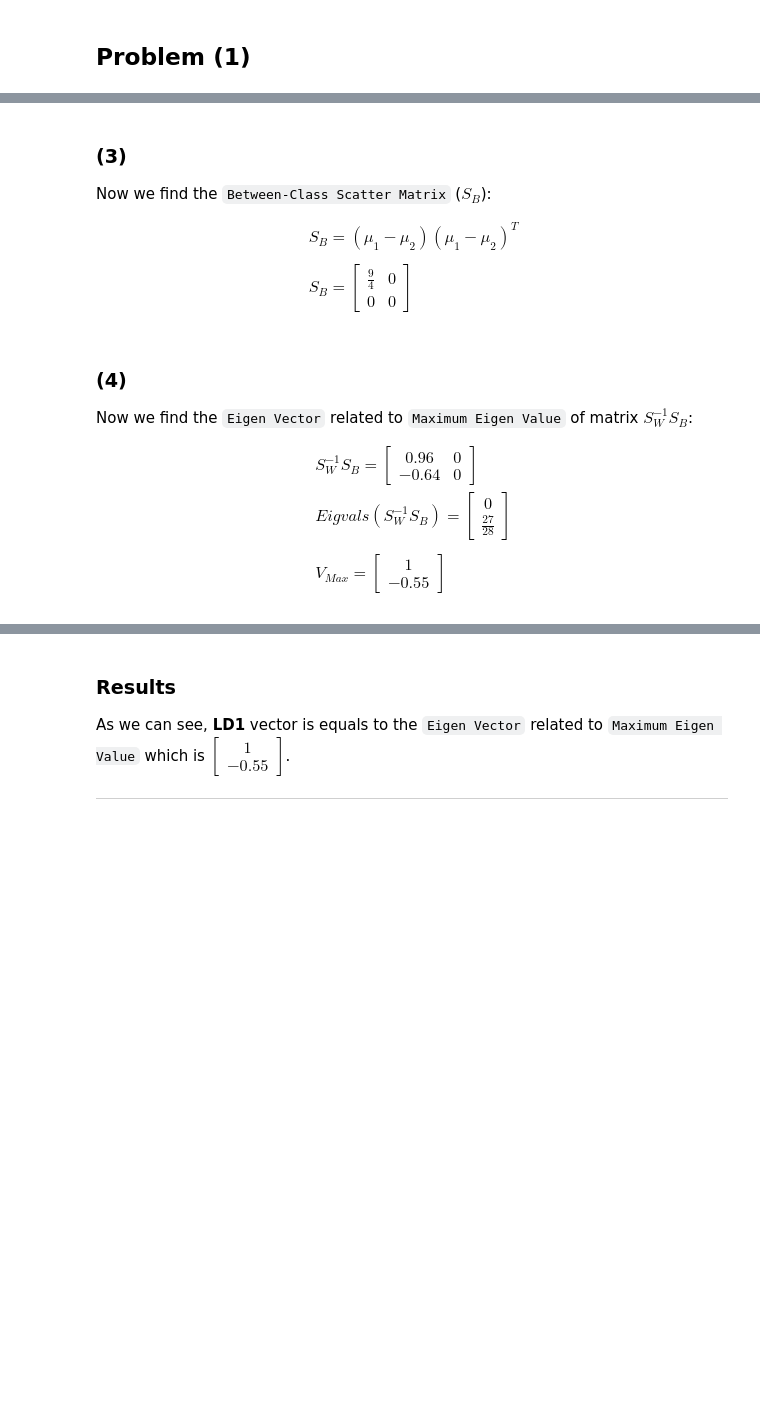
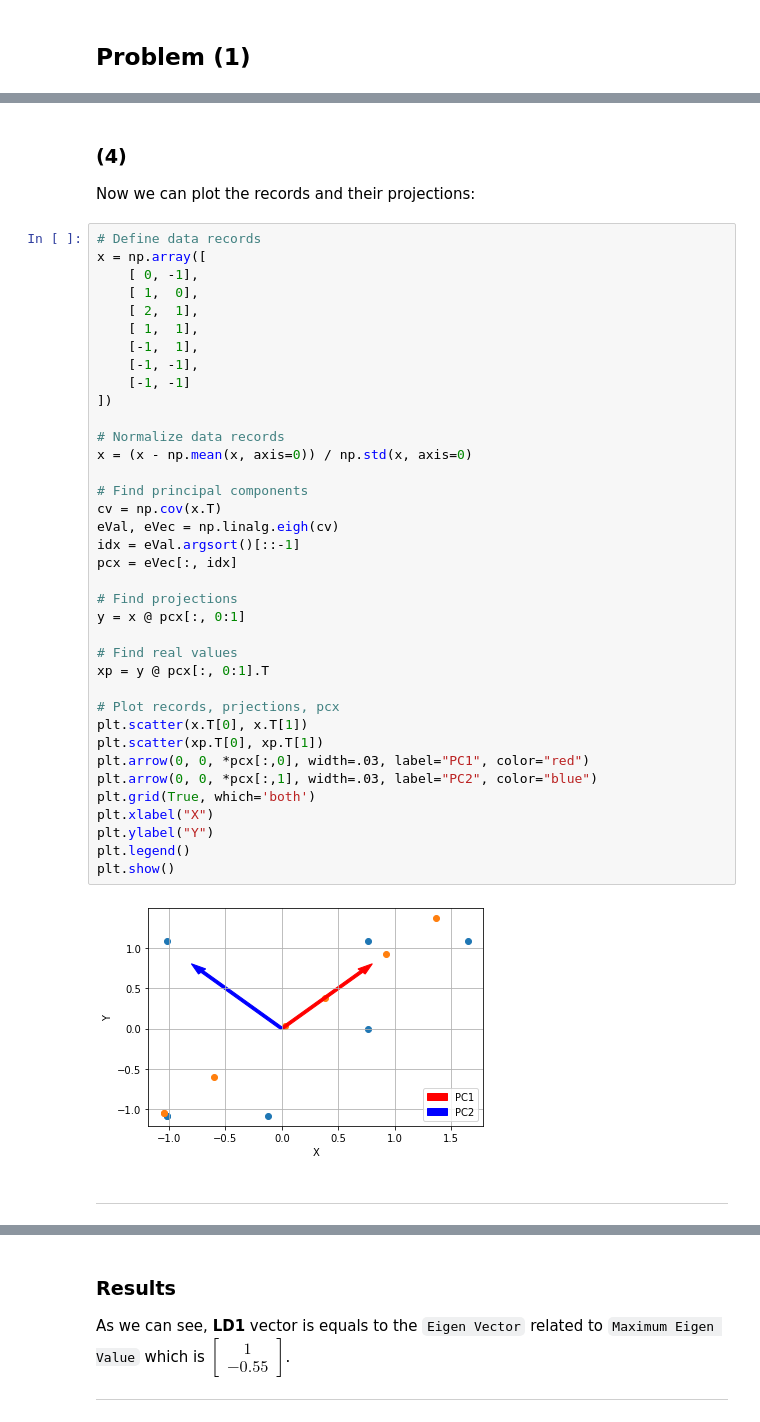
Before and after one commit to ckoliber/mlexercises, a Jupyter notebook: src/exercise4.ipynb, the cells around one changed output, grey strips where cells are left out. Drawn from its saved outputs; the diff is of its cells as text; blank space fills up the shorter version.

```diff
--- a/src/exercise4.ipynb
+++ b/src/exercise4.ipynb
@@ -157,34 +225,45 @@ $$
-# %% [markdown]
-### (3)
-
-Now we find the `Between-Class Scatter Matrix` ($S_B$):
-
-$$
-\begin{aligned}
-    & S_B = (\mu_1 - \mu_2)(\mu_1 - \mu_2)^T
-    \\
-    \\
-    & S_B = \begin{bmatrix}
-        \frac{9}{4} & 0 \\
-        0 & 0
-    \end{bmatrix}
-\end{aligned}
-$$
-# %% [markdown]
-### (4)
-
-Now we find the `Eigen Vector` related to `Maximum Eigen Value` of matrix $S_W^{-1} S_B$:
-
-$$
-\begin{aligned}
-    & S_W^{-1} S_B = \begin{bmatrix}
-        0.96 & 0 \\
-        -0.64 & 0
-    \end{bmatrix}
-    \\
-    & Eigvals(S_W^{-1} S_B) = \begin{bmatrix}0 \\ \frac{27}{28}\end{bmatrix}
-    \\
-    \\
-    & V_{Max} = \begin{bmatrix}1 \\ -0.55\end{bmatrix}
-\end{aligned}
-$$
+# %% [markdown]
+### (4)
+
+Now we can plot the records and their projections:
+# %%
+# Define data records
+x = np.array([
+    [ 0, -1],
+    [ 1,  0],
+    [ 2,  1],
+    [ 1,  1],
+    [-1,  1],
+    [-1, -1],
+    [-1, -1]
+])
+
+# Normalize data records
+x = (x - np.mean(x, axis=0)) / np.std(x, axis=0)
+
+# Find principal components
+cv = np.cov(x.T)
+eVal, eVec = np.linalg.eigh(cv)
+idx = eVal.argsort()[::-1]
+pcx = eVec[:, idx]
+
+# Find projections
+y = x @ pcx[:, 0:1]
+
+# Find real values
+xp = y @ pcx[:, 0:1].T
+
+# Plot records, prjections, pcx
+plt.scatter(x.T[0], x.T[1])
+plt.scatter(xp.T[0], xp.T[1])
+plt.arrow(0, 0, *pcx[:,0], width=.03, label="PC1", color="red")
+plt.arrow(0, 0, *pcx[:,1], width=.03, label="PC2", color="blue")
+plt.grid(True, which='both')
+plt.xlabel("X")
+plt.ylabel("Y")
+plt.legend()
+plt.show()
+# %% [output]
+[figure, added]
+# %% [markdown]
+---
```
Also changed, not shown: parts of 13 cells of this notebook.
